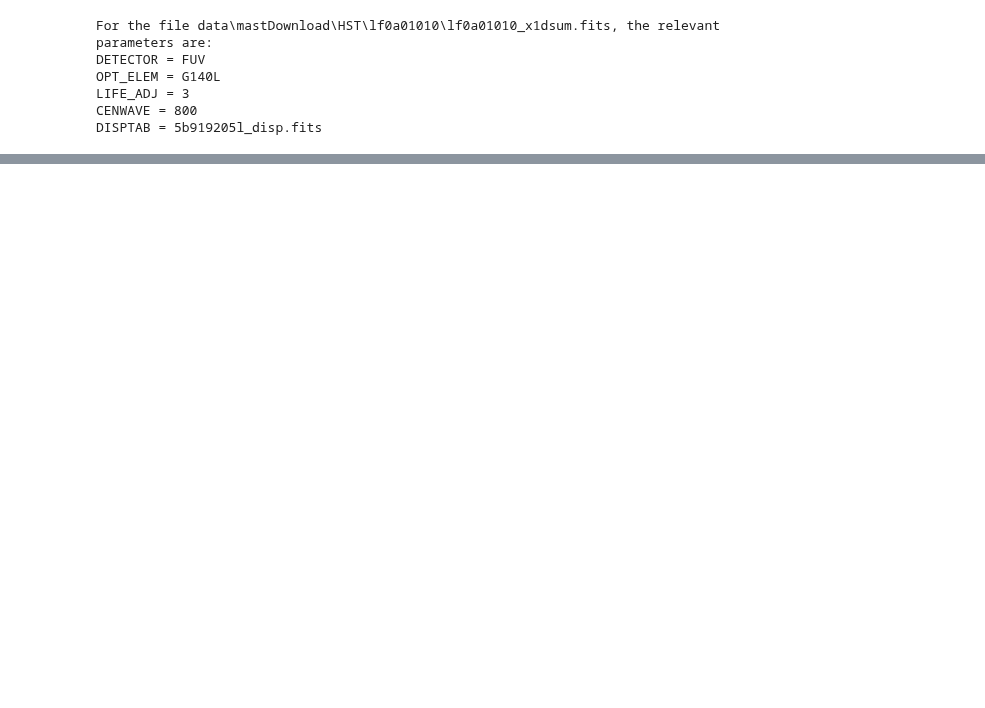
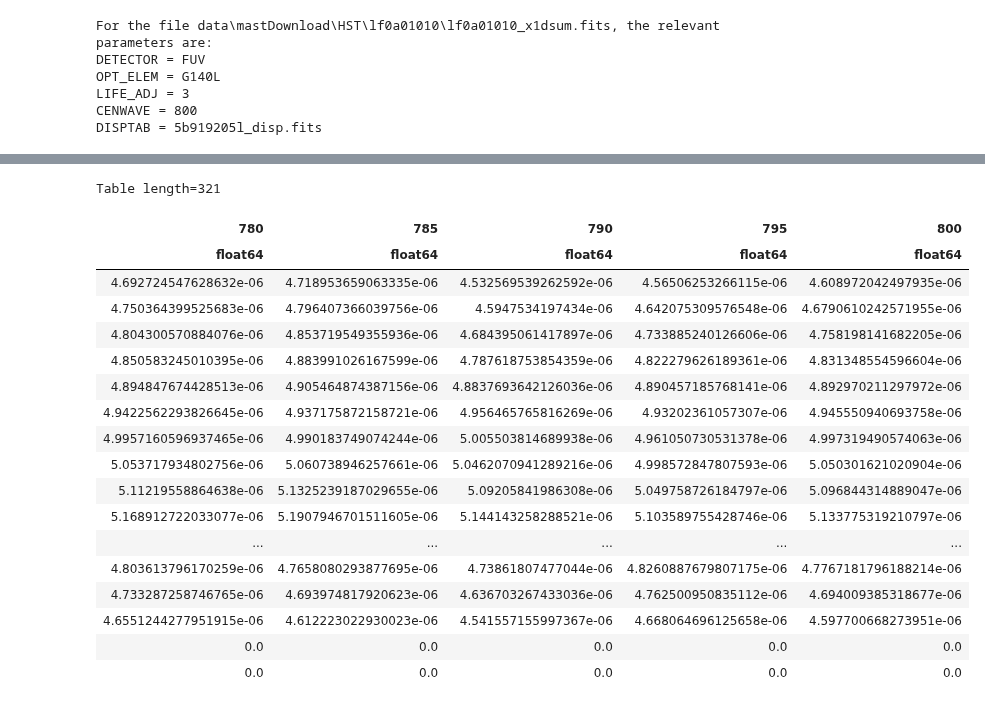
Before and after one commit to seratsaad/ticktock, a Jupyter notebook: geocor_ corr.ipynb, the cells around one changed output, grey strips where cells are left out. Cells and saved outputs as stored; diff of their text form; code cells hidden in the pictures; blank space fills up the shorter version.

```diff
--- a/geocor_ corr.ipynb
+++ b/geocor_ corr.ipynb
@@ -263,0 +285,23 @@ HTTPError: HTTP Error 404: Not Found
+# %%
+lsf, pix, lsf_wvlns = read_lsf(str(datadir / LSF_file_name))
+lsf[lsf.colnames[:5]]
+# %% [output]
+Table length=321
+| 780 | 785 | 790 | 795 | 800 |
+| float64 | float64 | float64 | float64 | float64 |
+| 4.692724547628632e-06 | 4.718953659063335e-06 | 4.532569539262592e-06 | 4.56506253266115e-06 | 4.608972042497935e-06 |
+| 4.750364399525683e-06 | 4.796407366039756e-06 | 4.5947534197434e-06 | 4.642075309576548e-06 | 4.6790610242571955e-06 |
+| 4.804300570884076e-06 | 4.853719549355936e-06 | 4.684395061417897e-06 | 4.733885240126606e-06 | 4.758198141682205e-06 |
+| 4.850583245010395e-06 | 4.883991026167599e-06 | 4.787618753854359e-06 | 4.822279626189361e-06 | 4.831348554596604e-06 |
+| 4.894847674428513e-06 | 4.905464874387156e-06 | 4.8837693642126036e-06 | 4.890457185768141e-06 | 4.892970211297972e-06 |
+| 4.9422562293826645e-06 | 4.937175872158721e-06 | 4.956465765816269e-06 | 4.93202361057307e-06 | 4.945550940693758e-06 |
+| 4.9957160596937465e-06 | 4.990183749074244e-06 | 5.005503814689938e-06 | 4.961050730531378e-06 | 4.997319490574063e-06 |
+| 5.053717934802756e-06 | 5.060738946257661e-06 | 5.0462070941289216e-06 | 4.998572847807593e-06 | 5.050301621020904e-06 |
+| 5.11219558864638e-06 | 5.1325239187029655e-06 | 5.09205841986308e-06 | 5.049758726184797e-06 | 5.096844314889047e-06 |
+| 5.168912722033077e-06 | 5.1907946701511605e-06 | 5.144143258288521e-06 | 5.103589755428746e-06 | 5.133775319210797e-06 |
+| ... | ... | ... | ... | ... |
+| 4.803613796170259e-06 | 4.7658080293877695e-06 | 4.73861807477044e-06 | 4.8260887679807175e-06 | 4.7767181796188214e-06 |
+| 4.733287258746765e-06 | 4.693974817920623e-06 | 4.636703267433036e-06 | 4.762500950835112e-06 | 4.694009385318677e-06 |
+| 4.6551244277951915e-06 | 4.612223022930023e-06 | 4.541557155997367e-06 | 4.668064696125658e-06 | 4.597700668273951e-06 |
+| 0.0 | 0.0 | 0.0 | 0.0 | 0.0 |
+| 0.0 | 0.0 | 0.0 | 0.0 | 0.0 |
```
Also changed, not shown: parts of 8 cells of this notebook, 7 other files.
